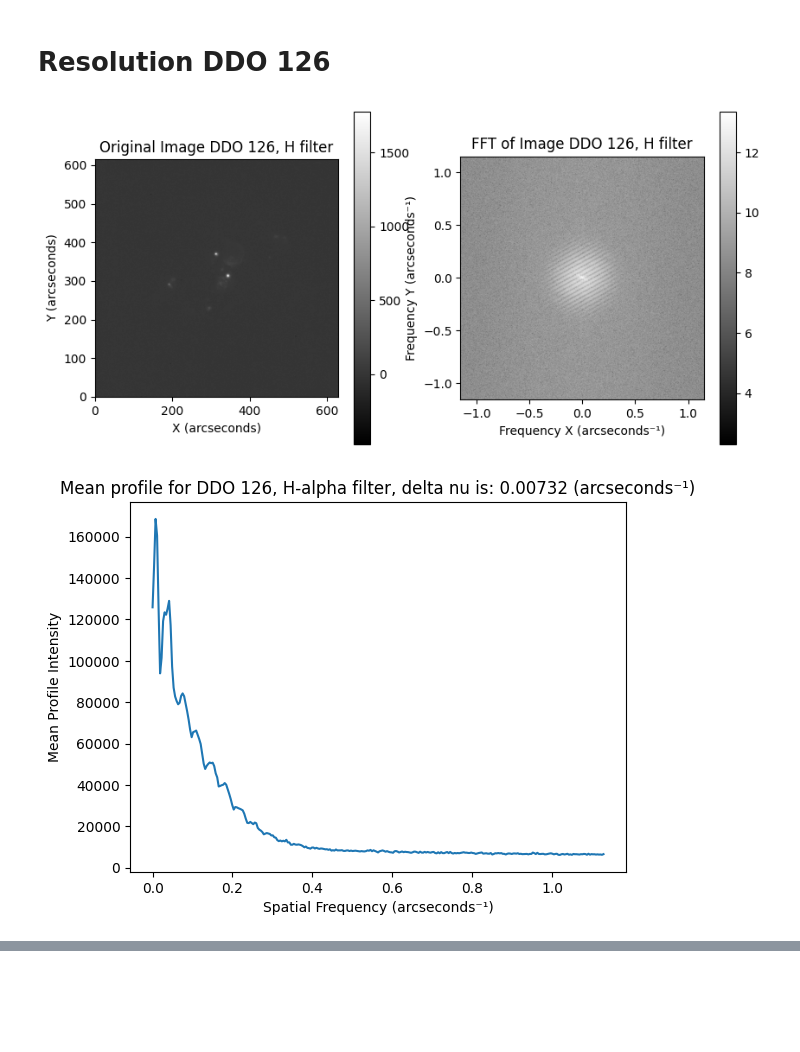
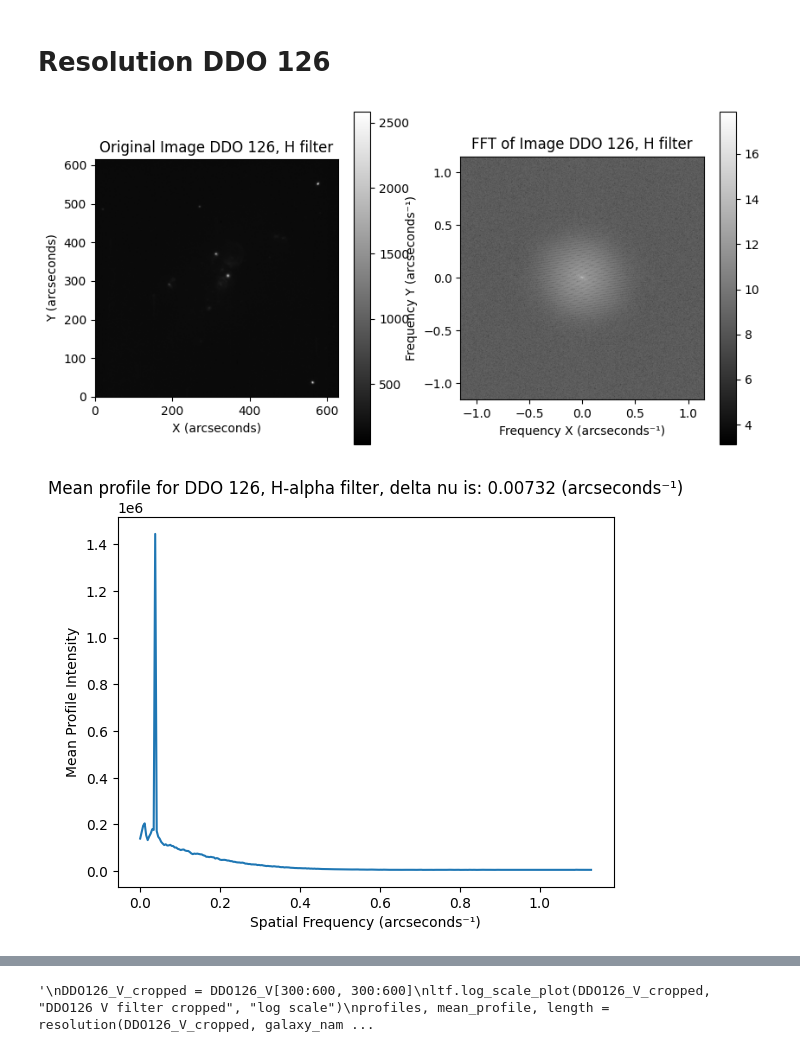
Before and after one commit to SUT-LTG/Aysan-Little-Things, a Jupyter notebook: H alpha codes/H-alpha-d126.ipynb, the cells around one changed output, grey strips where cells are left out. Saved outputs shown, nothing was run; the diff lists cells and outputs as text; code cells hidden in the pictures; blank space fills up the shorter version.

```diff
--- a/H alpha codes/H-alpha-d126.ipynb
+++ b/H alpha codes/H-alpha-d126.ipynb
@@ -22,8 +22,8 @@ from matplotlib import cm
 from scipy.fft import fft2, fftshift
 # %%
 galaxy_name = "DDO 126"
-DDO126_H = ltf.open_fits(r"C:\Users\AYSAN\Desktop\project\Galaxy\Data\DDO 126\d126hmrms.fits")
-DDO126_V = ltf.open_fits(r"C:\Users\AYSAN\Desktop\project\Galaxy\Code\d126\starless\starless_DDO126_V_background_subtracted.fit")
+DDO126_H = ltf.open_fits(r"C:\Users\AYSAN\Desktop\project\Galaxy\Data\DDO 126\d126ha.fits")
+DDO126_V = ltf.open_fits(r"C:\Users\AYSAN\Desktop\project\Galaxy\Data\DDO 126\d126v.fits")
 print(np.shape(DDO126_V))
 ltf.log_scale_plot(DDO126_H, "DDO 126 H-alpha", "log scale")
 ltf.log_scale_plot(DDO126_V, "DDO 126 V filter", "log scale")
@@ -189,33 +189,35 @@ std_dev = np.std(chunk)
 DDO126_V_replaced = np.random.normal(loc=mean, scale=std_dev, size=DDO126_V.shape)
 
 # Copy the trimmed portion back into the original image shape
 DDO126_V_replaced[140:, 140:760] = DDO126_V_trimmed
 ltf.log_scale_plot(DDO126_V, "DDO126 V filter fixed", "log scale")
 
 profiles, mean_profile, length = resolution(DDO126_V, galaxy_name, "V", num_theta=360, pixelscale=V_pixelscale)
 
 #plot_profiles_on_image(DDO126_V_replaced ,np.array(profiles), num_theta=0 )
 
 image_shape = DDO126_V.shape
 x_ax = np.linspace(0, 1/(2*V_pixelscale), length)
 dela_nu = np.round(2/(image_shape[1]*V_pixelscale), 5)
 plt.plot(x_ax, mean_profile)
 plt.xlabel('Spatial Frequency (arcseconds⁻¹)')
 plt.ylabel('Mean Profile Intensity')
 plt.title(f'Mean profile for {galaxy_name}, V filter, delta nu is: {dela_nu} (arcseconds⁻¹)')
 plt.show()
-
+"""
 DDO126_V_cropped = DDO126_V[300:600, 300:600]
 ltf.log_scale_plot(DDO126_V_cropped, "DDO126 V filter cropped", "log scale")
 profiles, mean_profile, length = resolution(DDO126_V_cropped, galaxy_name, "V", num_theta=360, pixelscale=V_pixelscale)
 image_shape = DDO126_V_cropped.shape
 x_ax = np.linspace(0, 1/(2*V_pixelscale), length)
 dela_nu = np.round(2/(image_shape[1]*V_pixelscale), 5)
 plt.plot(x_ax, mean_profile)
 plt.xlabel('Spatial Frequency (arcseconds⁻¹)')
 plt.ylabel('Mean Profile Intensity')
+plt.xlim(0, 0.025)
 plt.title(f'Mean profile for {galaxy_name}, cropped V filter, delta nu is: {dela_nu} (arcseconds⁻¹)')
 plt.show()
+"""
 # %% [output]
-[figure, old version]
+[figure, new version]
-[figure, old version]
+[figure, new version]
@@ -227,0 +227 @@ plt.show()
+'\nDDO126_V_cropped = DDO126_V[300:600, 300:600]\nltf.log_scale_plot(DDO126_V_cropped, "DDO126 V filter cropped", "log scale")\nprofiles, mean_profile, length = resolution(DDO126_V_cropped, galaxy_nam ...
```
Also changed, not shown: parts of 3 cells of this notebook.
